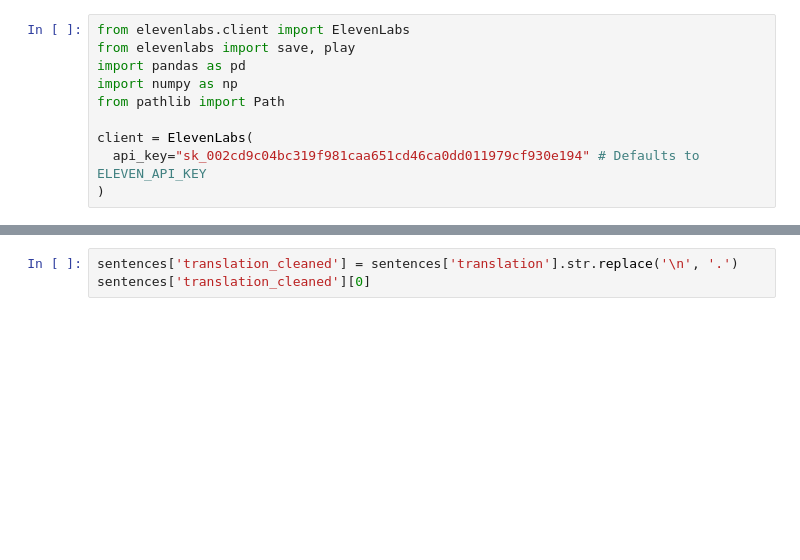
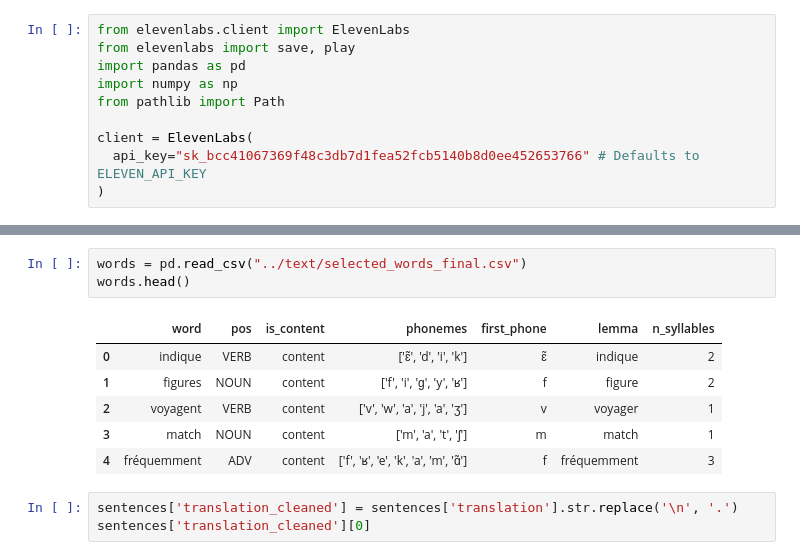
Before and after one commit to lucyzmf/speech_production_protocol, a Jupyter notebook: playground/text_to_audio.ipynb, the cells around one changed output, grey strips where cells are left out. Drawn from its saved outputs; the diff is of its cells as text; blank space fills up the shorter version.

```diff
--- a/playground/text_to_audio.ipynb
+++ b/playground/text_to_audio.ipynb
@@ -6,7 +6,7 @@ import numpy as np
 from pathlib import Path
 
 client = ElevenLabs(
-  api_key="sk_002cd9c04bc319f981caa651cd46ca0dd011979cf930e194" # Defaults to ELEVEN_API_KEY
+  api_key="sk_bcc41067369f48c3db7d1fea52fcb5140b8d0ee452653766" # Defaults to ELEVEN_API_KEY
 )
 # %%
 # load sentences
@@ -19,6 +19,16 @@ sentences.head()
 | 2 | nature | declarative | simple | singular | present | affirmative | A frog jumps gracefully into the ... | 7 | Une grenouille saute gracieusemen... | ... |
 | 3 | basic | declarative | simple | plural | present | affirmative | Players cheer for their favorite ... | 6 | Les joueurs encouragent leurs équ... | ... |
 | 4 | science | declarative | simple | plural | present | affirmative | Programmers write code to build i... | 8 | Les programmeurs écrivent du code... | ... |
+# %%
+words = pd.read_csv("../text/selected_words_final.csv")
+words.head()
+# %% [output]
+|  | word | pos | is_content | phonemes | first_phone | lemma | n_syllables |
+| 0 | indique | VERB | content | ['ɛ̃', 'd', 'i', 'k'] | ɛ̃ | indique | 2 |
+| 1 | figures | NOUN | content | ['f', 'i', 'ɡ', 'y', 'ʁ'] | f | figure | 2 |
+| 2 | voyagent | VERB | content | ['v', 'w', 'a', 'j', 'a', 'ʒ'] | v | voyager | 1 |
+| 3 | match | NOUN | content | ['m', 'a', 't', 'ʃ'] | m | match | 1 |
+| 4 | fréquemment | ADV | content | ['f', 'ʁ', 'e', 'k', 'a', 'm', 'ɑ̃'] | f | fréquemment | 3 |
 # %%
 sentences['translation_cleaned'] = sentences['translation'].str.replace('\n', '.')
 sentences['translation_cleaned'][0]
```
Also changed, not shown: parts of 3 cells of this notebook, 5 other files.
